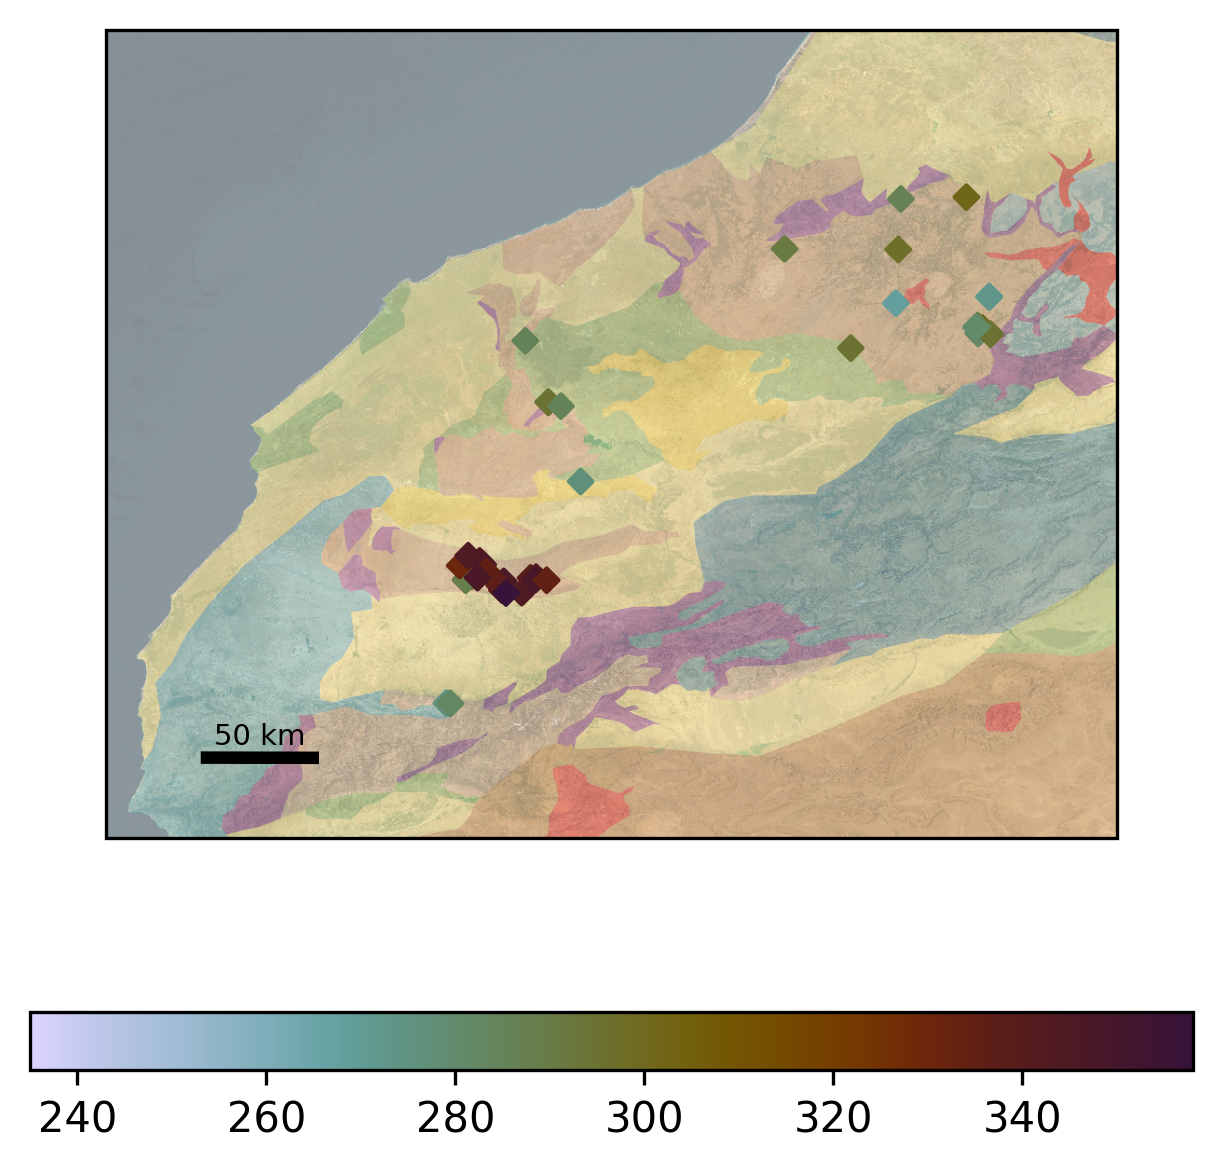
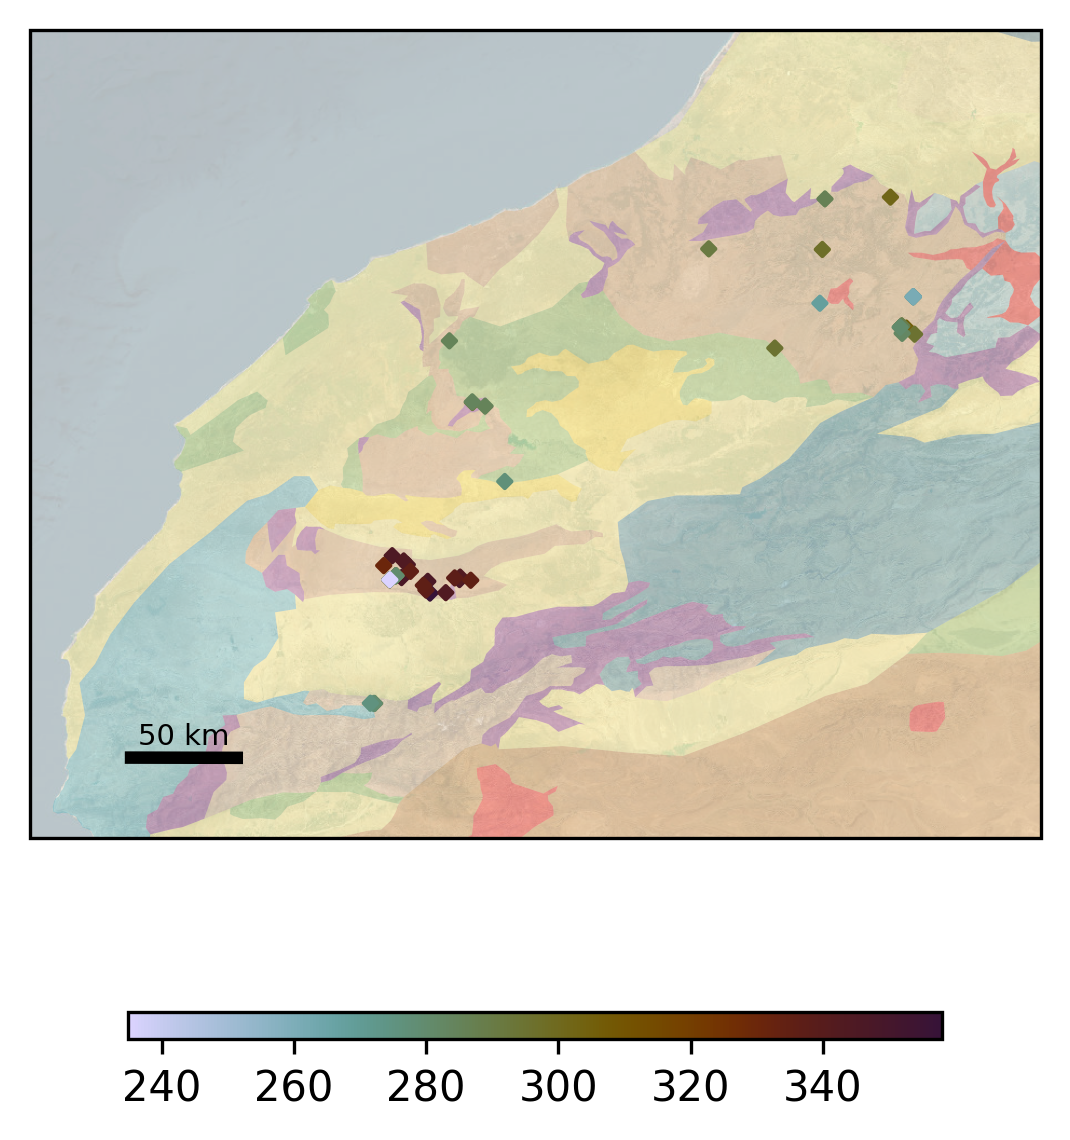
The notebook cell's code change between the first figure and the second:
--- before
+++ after
@@ -4,5 +4,5 @@
 ax.set_xlim(-10,-5)
 ax.set_ylim(30.5,34.5)
-ax.add_image(imagery,9,alpha=0.5)
+ax.add_image(imagery,8,alpha=0.3)
 tect_map.plot(ax=ax,color=tect_map['unit_color'],alpha=0.3)
 
@@ -10,4 +10,5 @@
 
 sc = ax.scatter(data_filtered['Longitude (DD)'],data_filtered['Latitude (DD)'],
-                c=data_filtered['Age (Ma)'],cmap=cmc.glasgow_r)
-cbar = plt.colorbar(sc,orientation='horizontal')
+                c=data_filtered['Age (Ma)'],cmap=cmc.glasgow_r,s=5)
+cbar = plt.colorbar(sc,orientation='horizontal',shrink=0.7,aspect=30)
+cbar.set_ticks(np.arange(240,340+1,20))

Commit: Work on igneous plots